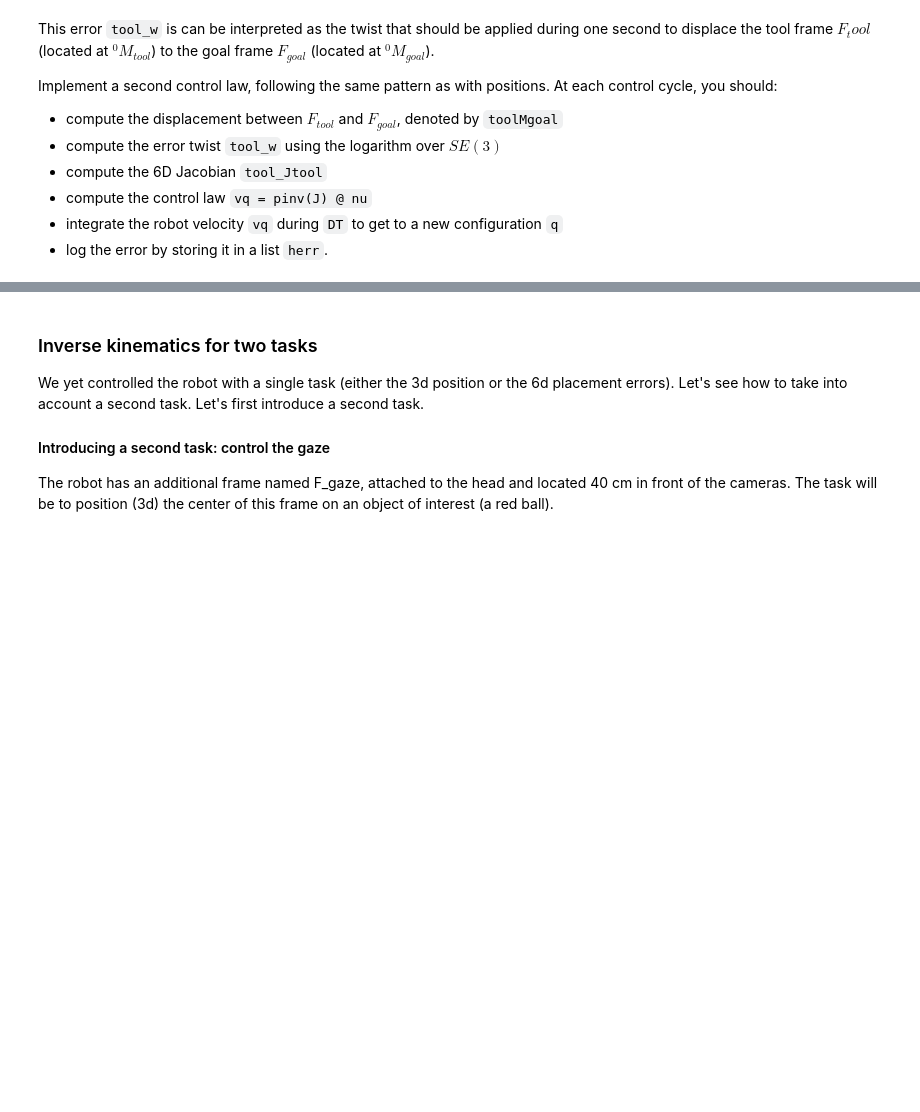
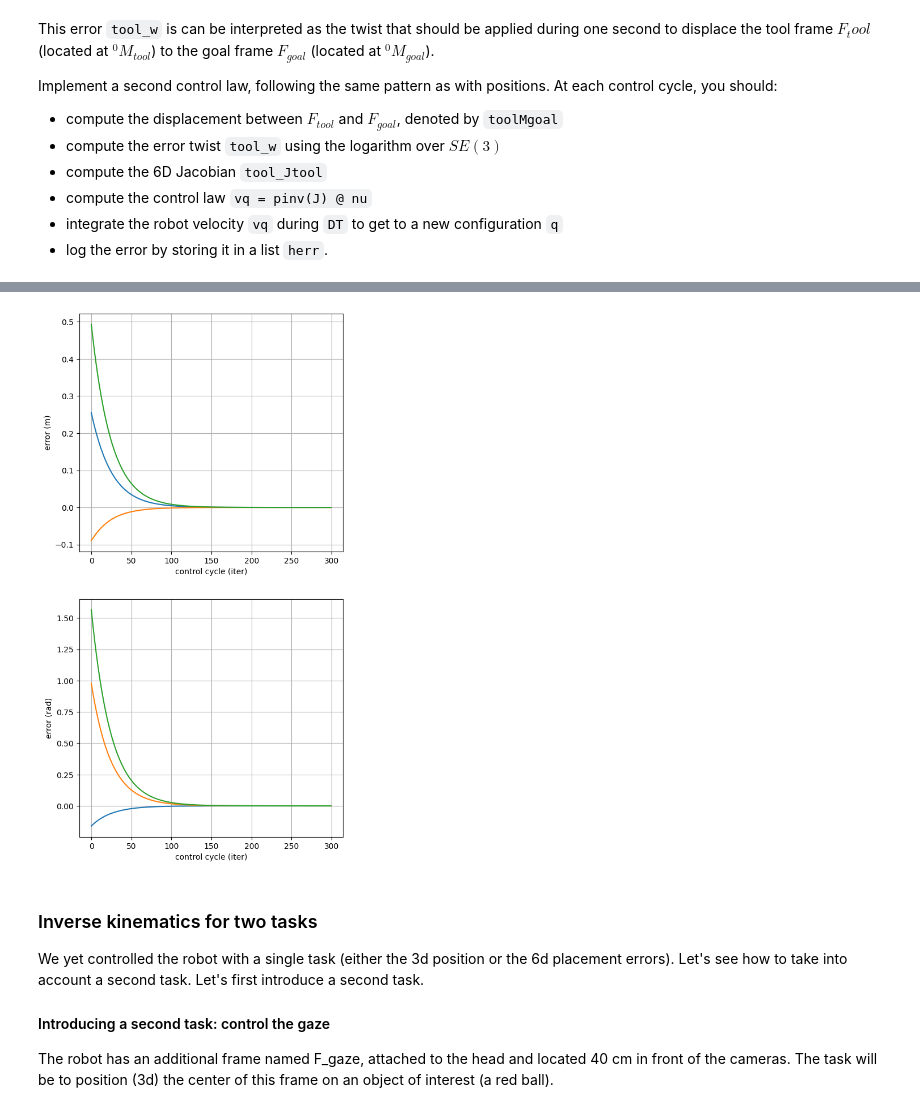
Before and after one commit to balthazarneveu/MVA23_robotics, a Jupyter notebook: 2_inverse_kinematics.ipynb, the cells around one changed output, grey strips where cells are left out. Saved outputs shown, nothing was run; the diff lists cells and outputs as text; code cells hidden in the pictures; blank space fills up the shorter version.

Commit message:
Taks 2 (6D inverse kinematics)

```diff
--- a/2_inverse_kinematics.ipynb
+++ b/2_inverse_kinematics.ipynb
@@ -513,3 +498,8 @@ tool_w = pin.log(toolMgoal).vector
+# %%
+pin.framesForwardKinematics(robot.model, robot.data, q)  # update Forward kinematic
+o_Mtool = robot.data.oMf[IDX_TOOL].copy()
+toolMgoal = o_Mtool.inverse() * o_Mgoal
+tool_w = pin.log(toolMgoal).vector
 # %% [markdown]
 This error `tool_w` is can be interpreted as the twist that should be applied during one second to displace the tool frame $F_tool$ (located at ${}^0 M_{tool}$) to the goal frame $F_{goal}$ (located at ${}^0 M_{goal}$).
 
@@ -526 +514,37 @@ Implement a second control law, following the same pattern as with positions. At
+# %%
+viz.display(q0)
+for i in range(1000):
+    viz.delete(f"debug/traj{i}")
+viz.delete("current_6D")
+# %%
+q = q0.copy()
+viz.display(q0)
+DT = 4e-2
+herr = [] # Log the value of the error between tool and goal.
+IDX_SELEC = IDX_TOOL
+for i in range(300):  # Integrate over 2 second of robot life
+    pin.framesForwardKinematics(robot.model, robot.data, q)  # update Forward kinematic
+    o_Mtool = robot.data.oMf[IDX_SELEC].copy()
+
+
+    tool_Jtool = pin.computeFrameJacobian(robot.model, robot.data, q, IDX_SELEC, pin.LOCAL)
+
+    toolMgoal = o_Mtool.inverse() * o_Mgoal
+    tool_w = pin.log(toolMgoal).vector
+
+
+    vq = np.linalg.pinv(tool_Jtool) @ tool_w
+    q = pin.integrate(robot.model, q, vq*DT)
+
+    viz.display(q)
+    time.sleep(1e-3)
+    if i%20 and np.linalg.norm(tool_w)>0.05:
+        viz.delete(f"debug/traj{i}")
+        viz.addBox(f"debug/traj{i}", [0.08,.05,.05], [ 1. ,0., 1., 0.2] )
+        viz.applyConfiguration(f"debug/traj{i}",o_Mtool)
+    herr.append(tool_w)
+
+viz.delete("current_6D")
+viz.addBox('current_6D', [.11,.11,.11], [ 1. ,1.,0., 0.6] )
+viz.applyConfiguration('current_6D',o_Mtool)
 # %% [markdown]
@@ -529,12 +557,18 @@ We can also plot the error (assuming that herr is a list of the 6D errors herr).
 # %%
+plt.figure(figsize=(6, 12))
 plt.subplot(211)
 plt.plot([ e[:3] for e in herr])
 plt.xlabel('control cycle (iter)')
 plt.ylabel('error (m)')
+plt.grid()
 plt.subplot(212)
 plt.plot([ e[3:] for e in herr])
 plt.xlabel('control cycle (iter)')
 plt.ylabel('error (rad)');
+plt.grid()
+plt.show()
+# %% [output]
+[figure, added]
 # %% [markdown]
 ### Inverse kinematics for two tasks
 We yet controlled the robot with a single task (either the 3d position or the 6d placement errors). Let's see how to take into account a second task. Let's first introduce a second task.
```
Also changed, not shown: parts of 15 cells of this notebook, 2 other files.
